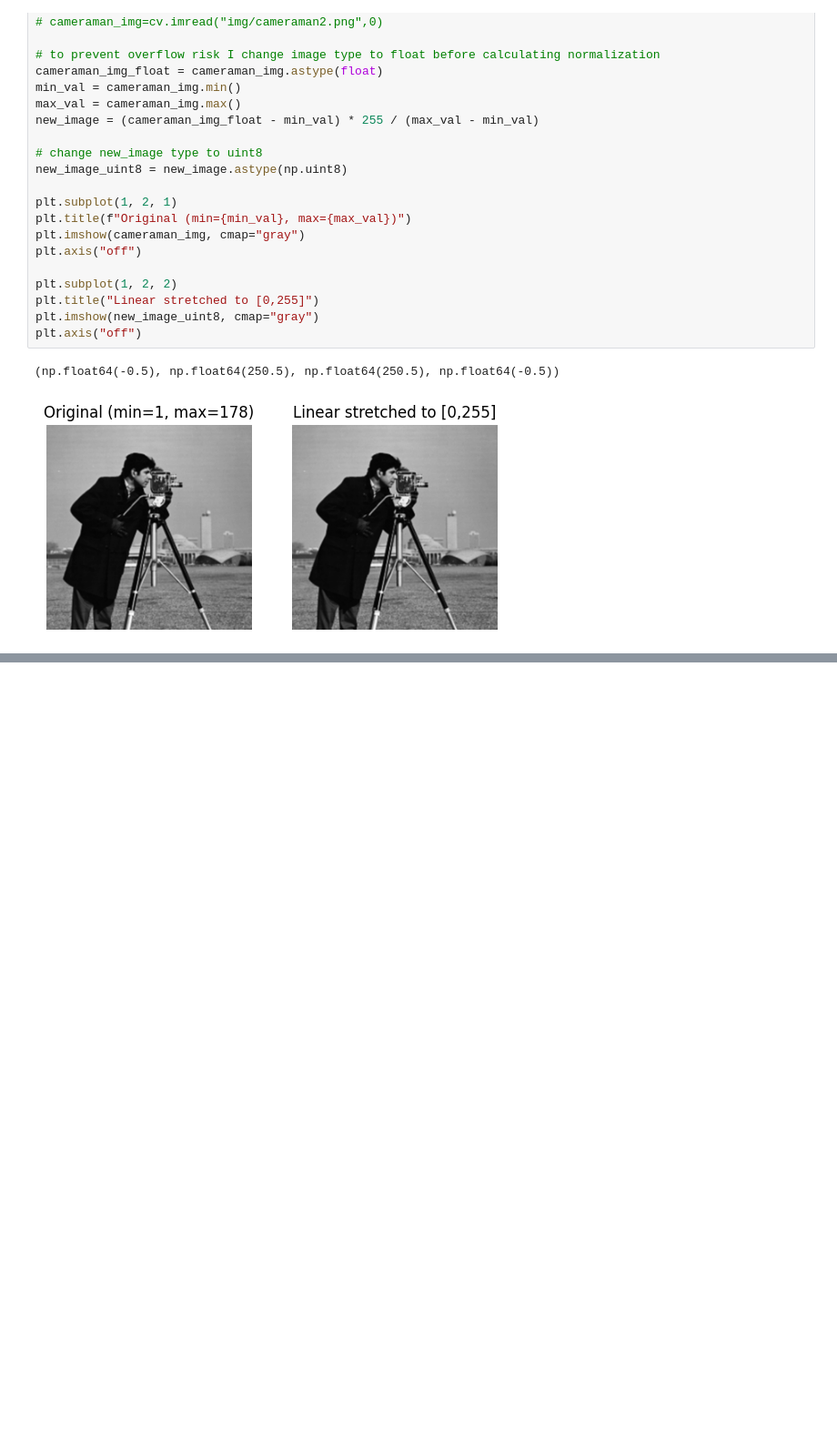
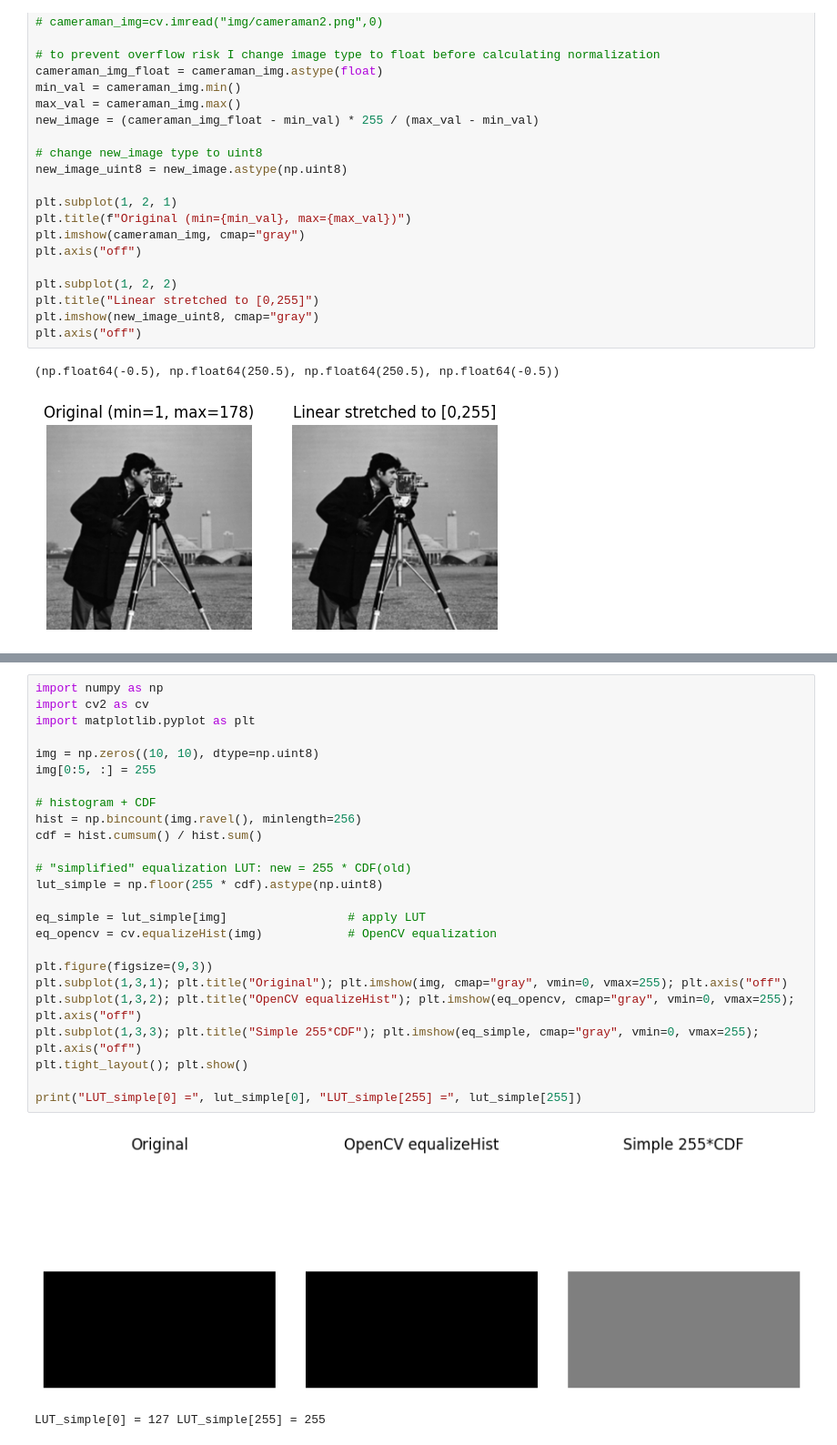
Before and after one commit to sorooshaghaei/Analyse_Image_TPs, a Jupyter notebook: TP2/practice.ipynb, the cells around one changed output, grey strips where cells are left out. Shown at 91% size. Saved outputs shown, nothing was run; the diff lists cells and outputs as text; blank space fills up the shorter version.

Commit message:
practice histogram equalisation

```diff
--- a/TP2/practice.ipynb
+++ b/TP2/practice.ipynb
@@ -55,0 +95,28 @@ plt.axis("off")
+# %%
+import numpy as np
+import cv2 as cv
+import matplotlib.pyplot as plt
+
+img = np.zeros((10, 10), dtype=np.uint8)
+img[0:5, :] = 255
+
+# histogram + CDF
+hist = np.bincount(img.ravel(), minlength=256)
+cdf = hist.cumsum() / hist.sum()
+
+# "simplified" equalization LUT: new = 255 * CDF(old)
+lut_simple = np.floor(255 * cdf).astype(np.uint8)
+
+eq_simple = lut_simple[img]                 # apply LUT
+eq_opencv = cv.equalizeHist(img)            # OpenCV equalization
+
+plt.figure(figsize=(9,3))
+plt.subplot(1,3,1); plt.title("Original"); plt.imshow(img, cmap="gray", vmin=0, vmax=255); plt.axis("off")
+plt.subplot(1,3,2); plt.title("OpenCV equalizeHist"); plt.imshow(eq_opencv, cmap="gray", vmin=0, vmax=255); plt.axis("off")
+plt.subplot(1,3,3); plt.title("Simple 255*CDF"); plt.imshow(eq_simple, cmap="gray", vmin=0, vmax=255); plt.axis("off")
+plt.tight_layout(); plt.show()
+
+print("LUT_simple[0] =", lut_simple[0], "LUT_simple[255] =", lut_simple[255])
+# %% [output]
+[figure, added]
+LUT_simple[0] = 127 LUT_simple[255] = 255
```
Also changed, not shown: parts of 3 cells of this notebook.
